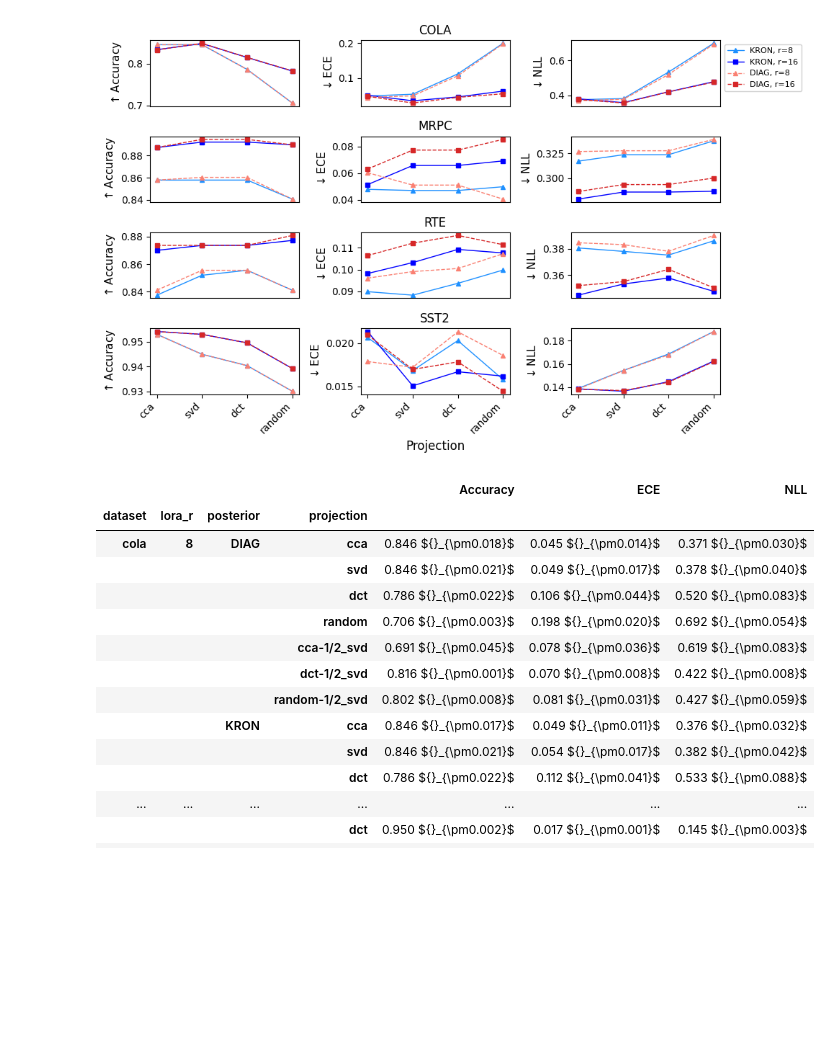
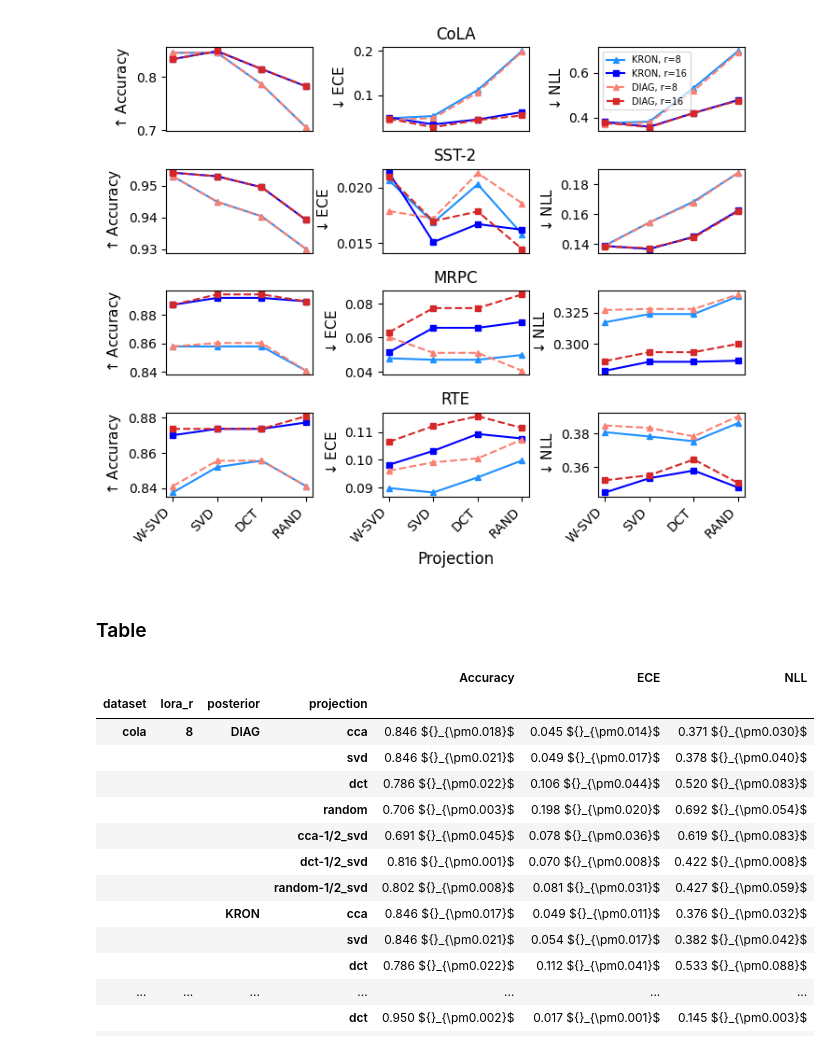
Before and after one commit to gmum/bayesian-finetuning, a Jupyter notebook: experiments/results_analysis_of_exp_roberta_alternative_projections.ipynb, the cells around one changed output. Saved outputs shown, nothing was run; the diff lists cells and outputs as text; code cells hidden in the pictures; blank space fills up the shorter version.

```diff
--- a/experiments/results_analysis_of_exp_roberta_alternative_projections.ipynb
+++ b/experiments/results_analysis_of_exp_roberta_alternative_projections.ipynb
@@ -658,0 +678,2 @@ def create_metric_plots(df, metric='NLL', output_path='/mnt/user-data/outputs/me
+# %%
+d = d[~((d["dataset"]=="sst2") & (d["projection"]=="rnd0"))]  # Failed runs!
@@ -665,16 +811,30 @@ def create_metric_plots_single_row(df):
 
     # Define the order for projections
     projection_order = ['cca', 'svd', 'dct', 'random'] # 'cca-1/2_svd', 'dct-1/2_svd'
+    projection2name = {
+        'cca': 'W-SVD',
+        'cca-1/2_svd': 'CCA-1/2-SVD',
+        'svd': 'SVD',
+        'dct-1/2_svd': 'DCT-1/2-S',
+        'dct': 'DCT',
+        'random': 'RAND'
+    }
 
     # Define datasets
-    datasets = ['cola', 'mrpc', 'rte', 'sst2']
+    datasets = ['cola', 'sst2', 'mrpc', 'rte']
+    dataset2name = {
+        'cola': 'CoLA',
+        'mrpc': 'MRPC',
+        'rte': 'RTE',
+        'sst2': 'SST-2'
+    }
 
     # Define posteriors and lora_r values
     posteriors = ['KRON', 'DIAG']
     lora_r_values = [8, 16]
 
     # Create figure with 4 rows (one per dataset)
-    fig, axes = plt.subplots(4, 3, figsize=(10, 3*2.0+0.25))
+    fig, axes = plt.subplots(4, 3, figsize=(8, 4*1.5+0.25))
     # fig.suptitle(f'{metric} by Projection Method', fontsize=16, y=0.995)
 
     # Color and style map for different combinations
@@ -685,7 +845,7 @@ def create_metric_plots_single_row(df):
         ('DIAG', 16): {'color': '#d62728', 'linestyle': '--', 'marker': 's'}
     }
 
-    for col_ix, metric in enumerate(["Accuracy", "ECE", "NLL",]):
+    for col_ix, metric in enumerate(["Accuracy", "ECE", "NLL"]):
 
         # Iterate through datasets
         for row_idx, dataset in enumerate(datasets):
@@ -718,51 +878,56 @@ def create_metric_plots_single_row(df):
                         style = styles[(posterior, lora_r)]
                         ax.plot(x_positions, median_values,
                             label=f'{posterior}, r={lora_r}',
-                            linewidth=1,
+                            linewidth=1.5,
                             markersize=4,
                             **style)
 
             if row_idx==len(datasets)-1:
                 # Set x-axis labels
                 ax.set_xticks(range(len(projection_order)))
-                ax.set_xticklabels(projection_order, rotation=45, ha='right')
+                ax.set_xticklabels([projection2name.get(l,l) for l in projection_order], rotation=45, ha='right')
             else:
                 ax.set_xticks([])
 
             # Set labels
-            metric2label = {"Accuracy": "$\\uparrow$Accuracy", "ECE": "$\\downarrow$ECE", "NLL": "$\\downarrow$NLL"}
+            metric2label = {"Accuracy": "$\\uparrow$Accuracy", "ECE": "$\\downarrow$ECE", "NLL": "$\\downarrow$NLL", "NMLL": "$\\downarrow$NMLL"}
             ax.set_ylabel(metric2label[metric], fontsize=11)
             if col_ix==1:
-                ax.set_title(dataset.upper(), fontsize=12)#, fontweight='bold', pad=10)
+                ax.set_title(dataset2name.get(dataset,dataset) , fontsize=12)#, fontweight='bold', pad=10)
 
             if row_idx==0 and col_ix==2:
                 # Add legend
-                ax.legend(loc='best', framealpha=0.9,
-                          bbox_to_anchor=(1, 1), fontsize=8)
+                ax.legend(loc='upper left', framealpha=0.7,
+                          #bbox_to_anchor=(1, 1.1),
+                          fontsize=7)
 
             # Add grid
             ax.grid(False)#, alpha=0.3, linestyle='--')
 
             # Format y-axis
             ax.ticklabel_format(style='plain', axis='y')
 
         # Set common x-label
         if col_ix==1:
             ax.set_xlabel('Projection', fontsize=12)#, fontweight='bold')
 
     # Adjust layout
-    plt.tight_layout()
+    plt.subplots_adjust(wspace=0.475, hspace=0.45)
+    # plt.tight_layout()
 
     # Save the figure
     # plt.savefig(output_path, dpi=300, bbox_inches='tight')
     # print(f"Plot saved to {output_path}")
 
     return fig
+
+
+create_metric_plots_single_row(d);
+plt.savefig("results/results_roberta_projections.pdf", dpi=300, bbox_inches='tight')
+# %% [output]
+[figure, added]
-# %%
-create_metric_plots_single_row(d);
-plt.savefig("results/results_roberta_projections.pdf", dpi=300, bbox_inches='tight')
-# %% [output]
-[figure, removed]
+# %% [markdown]
+### Table
 # %%
 def stat(series):
     if pd.isna(series.std()):
```
Also changed, not shown: parts of 32 cells of this notebook, 3 other files.
